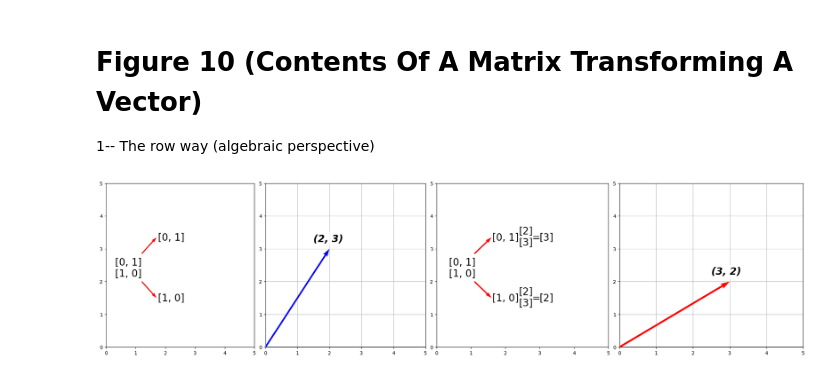
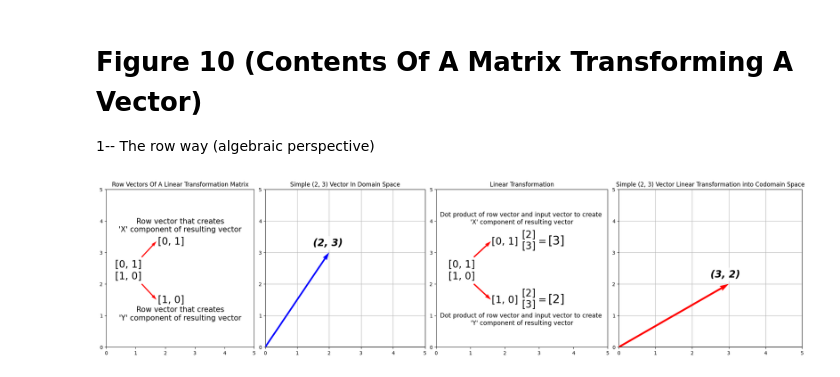
Before and after one commit to Keoni808/Visuals, a Jupyter notebook: Linear_Transformations_(Figures).ipynb, the cells around one changed output. Drawn from its saved outputs; the diff is of its cells as text; code cells hidden in the pictures.

Commit message:
Finished creating Figure 10 ( The row way (algebraic perspective) )

```diff
--- a/Linear_Transformations_(Figures).ipynb
+++ b/Linear_Transformations_(Figures).ipynb
@@ -699,7 +699,7 @@ fig.savefig('PreservesScalarMultiplication.png')
 # Figure 10 (Contents Of A Matrix Transforming A Vector)
 1-- The row way (algebraic perspective)
 # %%
-def draw_and_text_plot(ax, plot_location, xy_lim, texts, text_locations, text_fonts, num_texts, origin, vectors, num_vectors):
+def draw_and_text_plot(ax, plot_location, xy_lim, texts, text_locations, text_fonts, num_texts, origin, vectors, num_vectors, title):
   ax = fig.add_subplot(plot_rows, plot_cols, plot_location)
 
   # texts
@@ -715,6 +715,9 @@ def draw_and_text_plot(ax, plot_location, xy_lim, texts, text_locations, text_fo
 
   ax.set_xlim(xy_lim)
   ax.set_ylim(xy_lim)
+  ax.set_title(title)
+
+
 
 def draw_plot(ax, plot_location, origin, vectors, colors, texts, num_vectors, xy_lim, title):
   ax = fig.add_subplot(plot_rows, plot_cols, plot_location)
@@ -748,11 +751,12 @@ for i in range(plot_cols):
 # text variables
 text_linear_transformation_matrix = f'[0, 1]\n[1, 0]'
 text_top_row_vector = f'[0, 1]'
-text_top_row_explain = f'Row of the matrix responsible for linear combination to create x value of resulting vector' # <<---- Need to change to make more sense.
+text_top_row_explain = f'Row vector that creates\n\'X\' component of resulting vector'
 text_bottom_row_vector = f'[1, 0]'
-text_location = [(.75, 2), (2.2, 3.1), (2.2, 1.25)]
-text_fonts = [20, 20, 20]
-num_texts = 3
+text_bottom_row_explain = f'Row vector that creates\n\'Y\' component of resulting vector'
+text_location = [(.75, 2), (2.2, 3.1), (2.2, 1.25), (2.5, 3.5), (2.5, .7)]
+text_fonts = [20, 20, 20, 15, 15]
+num_texts = 5
 
 # plot variables
 origin = [[1.20, 2.85], [1.20, 2.0]]
@@ -760,54 +764,61 @@ vectors = [[.5, .5], [.5, -.5]]
 num_vectors = len(vectors)
 
 draw_and_text_plot(ax, (1, 5), xy_lim,
-                  [text_linear_transformation_matrix, text_top_row_vector, text_bottom_row_vector], text_location, text_fonts, num_texts,
-                   origin, vectors, num_vectors)
+                  [text_linear_transformation_matrix, text_top_row_vector, text_bottom_row_vector, text_top_row_explain, text_bottom_row_explain], text_location, text_fonts, num_texts,
+                   origin, vectors, num_vectors, "Row Vectors Of A Linear Transformation Matrix")
 
 
 ################ FIGURE 2 ################
 
 # Plotting simple vector in domain space
-draw_plot(ax, (6, 10), [0, 0], [(2, 3)], ['b'], ['(2, 3)'], 1, xy_lim, "")
+draw_plot(ax, (6, 10), [0, 0], [(2, 3)], ['b'], ['(2, 3)'], 1, xy_lim, "Simple (2, 3) Vector In Domain Space")
 
 
 ################ FIGURE 3 ################
 
 # Dot product between matrix and input vector (linear transformation)
 
 # text variables
 text_linear_transformation_matrix = f'[0, 1]\n[1, 0]'
-text_top_row_vector = f'[0, 1]'
-text_bottom_row_vector = f'[1, 0]'
 text_input_vector = f'[2]\n[3]'
 text_equals_sign = f'='
+
+text_top_row_vector = f'[0, 1]'
 text_top_row_ans = f'[3]'
+text_top_row_explain = f'Dot product of row vector and input vector to create \n\'X\' component of resulting vector'
+
+text_bottom_row_vector = f'[1, 0]'
 text_bottom_row_ans = f'[2]'
+text_bottom_row_explain = f'Dot product of row vector and input vector to create \n\'Y\' component of resulting vector'
+
+
 text_location = [(.75, 2),
-                 (2, 3.1), (2.6, 2.95), (2.9, 3.1), (3.2, 3.1),
-                  (2, 1.25), (2.6, 1.1), (2.9, 1.25), (3.2, 1.25)]
+                 (2, 3.1), (2.7, 2.95), (3.1, 3.1), (3.5, 3.1), (2.5, 3.75),
+                  (2, 1.25), (2.7, 1.1), (3.1, 1.25), (3.5, 1.25), (2.5, .55)]
 text_fonts = [20,
-              20, 20, 20, 20,
-              20, 20, 20, 20]
-num_texts = 9
+              20, 20, 20, 24, 12.5,
+              20, 20, 20, 24, 12.5]
+num_texts = 11
 
 # plot variables
 origin = [[1.10, 2.85], [1.10, 2.0]]
 vectors = [[.5, .5], [.5, -.5]]
 num_vectors = len(vectors)
 
 draw_and_text_plot(ax, (11, 15), xy_lim,
                   [text_linear_transformation_matrix,
-                   text_top_row_vector, text_input_vector, text_equals_sign, text_top_row_ans,
-                   text_bottom_row_vector, text_input_vector, text_equals_sign, text_bottom_row_ans],
+                   text_top_row_vector, text_input_vector, text_equals_sign, text_top_row_ans, text_top_row_explain,
+                   text_bottom_row_vector, text_input_vector, text_equals_sign, text_bottom_row_ans, text_bottom_row_explain],
                    text_location, text_fonts, num_texts,
-                   origin, vectors, num_vectors)
+                   origin, vectors, num_vectors, "Linear Transformation")
 
 
 ################ FIGURE 4 ################
 
 # Plotting simple vector in codomain space
-draw_plot(ax, (16, 20), [0, 0], [(3, 2)], ['r'], ['(3, 2)'], 1, xy_lim, "")
+draw_plot(ax, (16, 20), [0, 0], [(3, 2)], ['r'], ['(3, 2)'], 1, xy_lim, "Simple (2, 3) Vector Linear Transformation into Codomain Space")
+
 
 fig.savefig('AlgebraicPerspectiveLinearTransformation.png')
 # %% [output]
-[figure, old version]
+[figure, new version]
```
